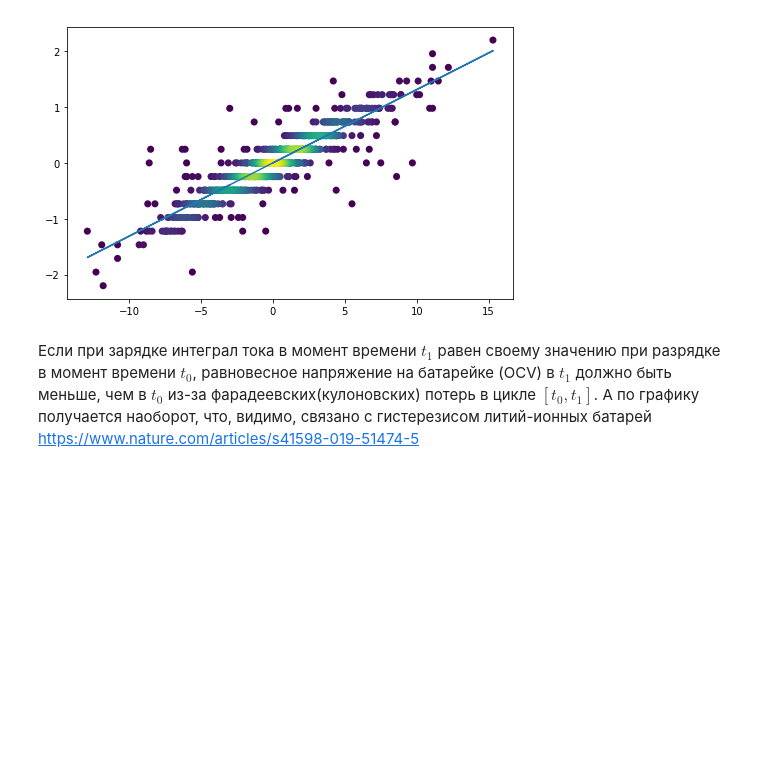
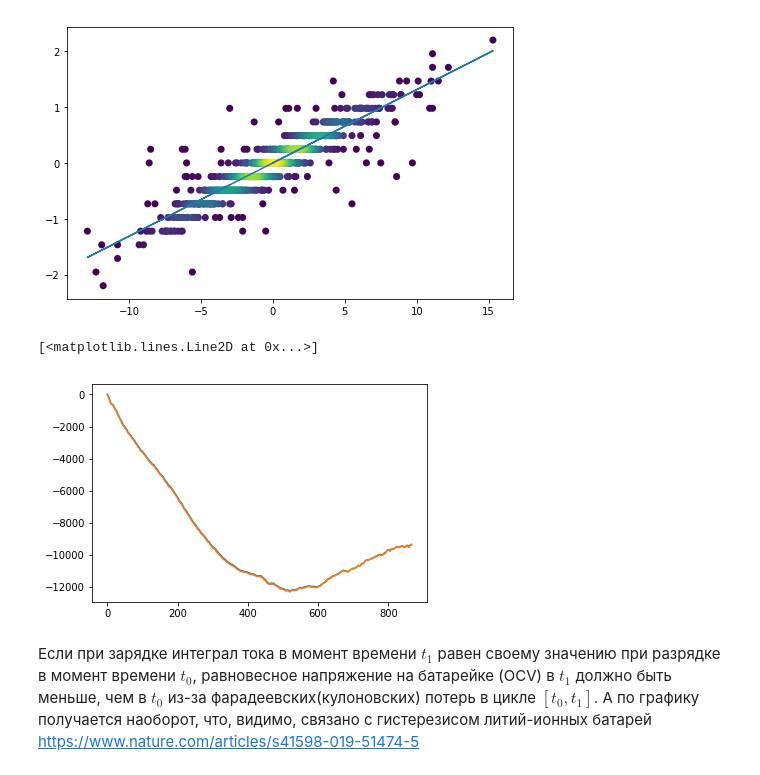
Before and after one commit to Smartslame/laborovaya, a Jupyter notebook: Stand Analysys.ipynb, the cells around one changed output. Saved outputs shown, nothing was run; the diff lists cells and outputs as text; code cells hidden in the pictures; blank space fills up the shorter version.

```diff
--- a/Stand Analysys.ipynb
+++ b/Stand Analysys.ipynb
@@ -78,5 +83,14 @@ dV_I = model.params[0]
 # %%
 d = pd.DataFrame(columns=['x', 'y1', 'y2'])
 d['x'] = [1, 2, 3, 4]
+# %%
+t = dfb['time'].values
+dQ = I[1:] * ((t[1:] - t[:-1]) / 1e9)
+dQ = np.array(dQ, dtype=np.float)
+plt.plot(np.cumsum(I) * 5)
+plt.plot(np.cumsum(dQ))
+# %% [output]
+[<matplotlib.lines.Line2D at 0x...>]
+[figure, added]
 # %% [markdown]
 Если при зарядке интеграл тока в момент времени $t_1$ равен своему значению при разрядке в момент времени $t_0$, равновесное напряжение на батарейке (OCV) в $t_1$ должно быть меньше, чем в $t_0$ из-за фарадеевских(кулоновских) потерь в цикле $[t_0, t_1]$. А по графику получается наоборот, что, видимо, связано с гистерезисом литий-ионных батарей https://www.nature.com/articles/s41598-019-51474-5
```
Also changed, not shown: parts of 11 cells of this notebook.
